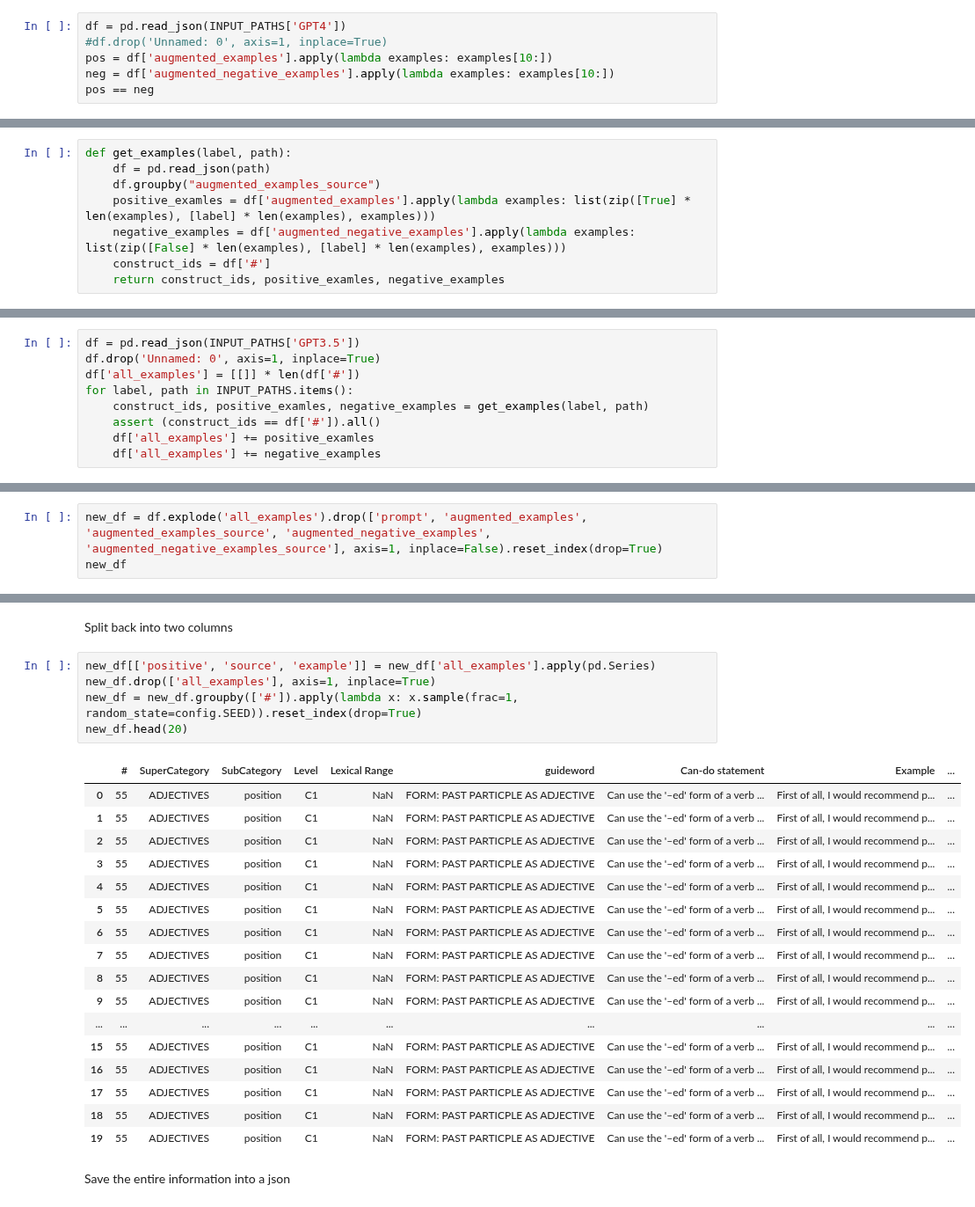
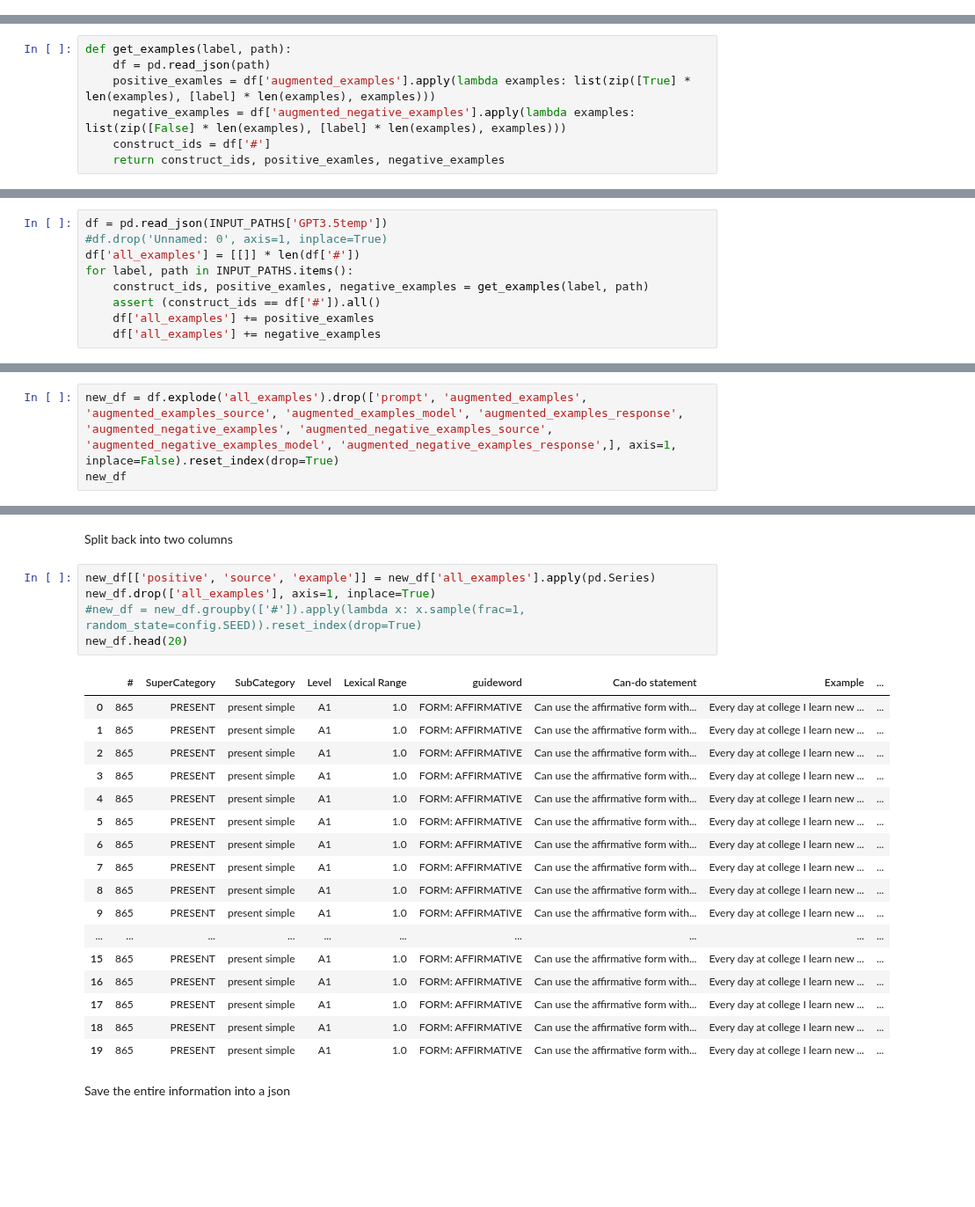
Before and after one commit to dominikglandorf/LLM-grammar, a Jupyter notebook: exp/005_multisource_excel_rating.ipynb, the cells around one changed output, grey strips where cells are left out. Shown at 88% size. Drawn from its saved outputs; the diff is of its cells as text; blank space fills up the shorter version.

```diff
--- a/exp/005_multisource_excel_rating.ipynb
+++ b/exp/005_multisource_excel_rating.ipynb
@@ -20,6 +26,0 @@ JSON_PATH = '../dat/augmented_examples.json'
-# %%
-df = pd.read_json(INPUT_PATHS['GPT4'])
-#df.drop('Unnamed: 0', axis=1, inplace=True)
-pos = df['augmented_examples'].apply(lambda examples: examples[10:])
-neg = df['augmented_negative_examples'].apply(lambda examples: examples[10:])
-pos == neg
@@ -44,7 +71,6 @@ dtype: bool
 # %%
 def get_examples(label, path):
     df = pd.read_json(path)
-    df.groupby("augmented_examples_source")
     positive_examles = df['augmented_examples'].apply(lambda examples: list(zip([True] * len(examples), [label] * len(examples), examples)))
     negative_examples = df['augmented_negative_examples'].apply(lambda examples: list(zip([False] * len(examples), [label] * len(examples), examples)))
     construct_ids = df['#']
@@ -52,8 +78,8 @@ def get_examples(label, path):
 # %% [markdown]
 Concat all examples, maintaining if they are positive or negative examples and the source.
 # %%
-df = pd.read_json(INPUT_PATHS['GPT3.5'])
-df.drop('Unnamed: 0', axis=1, inplace=True)
+df = pd.read_json(INPUT_PATHS['GPT3.5temp'])
+#df.drop('Unnamed: 0', axis=1, inplace=True)
 df['all_examples'] = [[]] * len(df['#'])
 for label, path in INPUT_PATHS.items():
     construct_ids, positive_examles, negative_examples = get_examples(label, path)
@@ -63,7 +89,7 @@ for label, path in INPUT_PATHS.items():
 # %% [markdown]
 Create one row per example
 # %%
-new_df = df.explode('all_examples').drop(['prompt', 'augmented_examples', 'augmented_examples_source', 'augmented_negative_examples', 'augmented_negative_examples_source'], axis=1, inplace=False).reset_index(drop=True)
+new_df = df.explode('all_examples').drop(['prompt', 'augmented_examples', 'augmented_examples_source', 'augmented_examples_model', 'augmented_examples_response', 'augmented_negative_examples', 'augmented_negative_examples_source', 'augmented_negative_examples_model', 'augmented_negative_examples_response',], axis=1, inplace=False).reset_index(drop=True)
 new_df
 # %% [output]
 |  | # | SuperCategory | SubCategory | Level | Lexical Range | guideword | Can-do statement | Example | ... |
@@ -84,26 +110,26 @@ Split back into two columns
 # %%
 new_df[['positive', 'source', 'example']] = new_df['all_examples'].apply(pd.Series)
 new_df.drop(['all_examples'], axis=1, inplace=True)
-new_df = new_df.groupby(['#']).apply(lambda x: x.sample(frac=1, random_state=config.SEED)).reset_index(drop=True)
+#new_df = new_df.groupby(['#']).apply(lambda x: x.sample(frac=1, random_state=config.SEED)).reset_index(drop=True)
 new_df.head(20)
 # %% [output]
 |  | # | SuperCategory | SubCategory | Level | Lexical Range | guideword | Can-do statement | Example | ... |
-| 0 | 55 | ADJECTIVES | position | C1 | NaN | FORM: PAST PARTICPLE AS ADJECTIVE | Can use the '–ed' form of a verb ... | First of all, I would recommend p... | ... |
-| 1 | 55 | ADJECTIVES | position | C1 | NaN | FORM: PAST PARTICPLE AS ADJECTIVE | Can use the '–ed' form of a verb ... | First of all, I would recommend p... | ... |
-| 2 | 55 | ADJECTIVES | position | C1 | NaN | FORM: PAST PARTICPLE AS ADJECTIVE | Can use the '–ed' form of a verb ... | First of all, I would recommend p... | ... |
-| 3 | 55 | ADJECTIVES | position | C1 | NaN | FORM: PAST PARTICPLE AS ADJECTIVE | Can use the '–ed' form of a verb ... | First of all, I would recommend p... | ... |
-| 4 | 55 | ADJECTIVES | position | C1 | NaN | FORM: PAST PARTICPLE AS ADJECTIVE | Can use the '–ed' form of a verb ... | First of all, I would recommend p... | ... |
-| 5 | 55 | ADJECTIVES | position | C1 | NaN | FORM: PAST PARTICPLE AS ADJECTIVE | Can use the '–ed' form of a verb ... | First of all, I would recommend p... | ... |
-| 6 | 55 | ADJECTIVES | position | C1 | NaN | FORM: PAST PARTICPLE AS ADJECTIVE | Can use the '–ed' form of a verb ... | First of all, I would recommend p... | ... |
-| 7 | 55 | ADJECTIVES | position | C1 | NaN | FORM: PAST PARTICPLE AS ADJECTIVE | Can use the '–ed' form of a verb ... | First of all, I would recommend p... | ... |
-| 8 | 55 | ADJECTIVES | position | C1 | NaN | FORM: PAST PARTICPLE AS ADJECTIVE | Can use the '–ed' form of a verb ... | First of all, I would recommend p... | ... |
-| 9 | 55 | ADJECTIVES | position | C1 | NaN | FORM: PAST PARTICPLE AS ADJECTIVE | Can use the '–ed' form of a verb ... | First of all, I would recommend p... | ... |
+| 0 | 865 | PRESENT | present simple | A1 | 1.0 | FORM: AFFIRMATIVE | Can use the affirmative form with... | Every day at college I learn new ... | ... |
+| 1 | 865 | PRESENT | present simple | A1 | 1.0 | FORM: AFFIRMATIVE | Can use the affirmative form with... | Every day at college I learn new ... | ... |
+| 2 | 865 | PRESENT | present simple | A1 | 1.0 | FORM: AFFIRMATIVE | Can use the affirmative form with... | Every day at college I learn new ... | ... |
+| 3 | 865 | PRESENT | present simple | A1 | 1.0 | FORM: AFFIRMATIVE | Can use the affirmative form with... | Every day at college I learn new ... | ... |
+| 4 | 865 | PRESENT | present simple | A1 | 1.0 | FORM: AFFIRMATIVE | Can use the affirmative form with... | Every day at college I learn new ... | ... |
+| 5 | 865 | PRESENT | present simple | A1 | 1.0 | FORM: AFFIRMATIVE | Can use the affirmative form with... | Every day at college I learn new ... | ... |
+| 6 | 865 | PRESENT | present simple | A1 | 1.0 | FORM: AFFIRMATIVE | Can use the affirmative form with... | Every day at college I learn new ... | ... |
+| 7 | 865 | PRESENT | present simple | A1 | 1.0 | FORM: AFFIRMATIVE | Can use the affirmative form with... | Every day at college I learn new ... | ... |
+| 8 | 865 | PRESENT | present simple | A1 | 1.0 | FORM: AFFIRMATIVE | Can use the affirmative form with... | Every day at college I learn new ... | ... |
+| 9 | 865 | PRESENT | present simple | A1 | 1.0 | FORM: AFFIRMATIVE | Can use the affirmative form with... | Every day at college I learn new ... | ... |
 | ... | ... | ... | ... | ... | ... | ... | ... | ... | ... |
-| 15 | 55 | ADJECTIVES | position | C1 | NaN | FORM: PAST PARTICPLE AS ADJECTIVE | Can use the '–ed' form of a verb ... | First of all, I would recommend p... | ... |
-| 16 | 55 | ADJECTIVES | position | C1 | NaN | FORM: PAST PARTICPLE AS ADJECTIVE | Can use the '–ed' form of a verb ... | First of all, I would recommend p... | ... |
-| 17 | 55 | ADJECTIVES | position | C1 | NaN | FORM: PAST PARTICPLE AS ADJECTIVE | Can use the '–ed' form of a verb ... | First of all, I would recommend p... | ... |
-| 18 | 55 | ADJECTIVES | position | C1 | NaN | FORM: PAST PARTICPLE AS ADJECTIVE | Can use the '–ed' form of a verb ... | First of all, I would recommend p... | ... |
-| 19 | 55 | ADJECTIVES | position | C1 | NaN | FORM: PAST PARTICPLE AS ADJECTIVE | Can use the '–ed' form of a verb ... | First of all, I would recommend p... | ... |
+| 15 | 865 | PRESENT | present simple | A1 | 1.0 | FORM: AFFIRMATIVE | Can use the affirmative form with... | Every day at college I learn new ... | ... |
+| 16 | 865 | PRESENT | present simple | A1 | 1.0 | FORM: AFFIRMATIVE | Can use the affirmative form with... | Every day at college I learn new ... | ... |
+| 17 | 865 | PRESENT | present simple | A1 | 1.0 | FORM: AFFIRMATIVE | Can use the affirmative form with... | Every day at college I learn new ... | ... |
+| 18 | 865 | PRESENT | present simple | A1 | 1.0 | FORM: AFFIRMATIVE | Can use the affirmative form with... | Every day at college I learn new ... | ... |
+| 19 | 865 | PRESENT | present simple | A1 | 1.0 | FORM: AFFIRMATIVE | Can use the affirmative form with... | Every day at college I learn new ... | ... |
 # %% [markdown]
 Save the entire information into a json
 # %%
```
Also changed, not shown: parts of 17 cells of this notebook, 16 other files.
